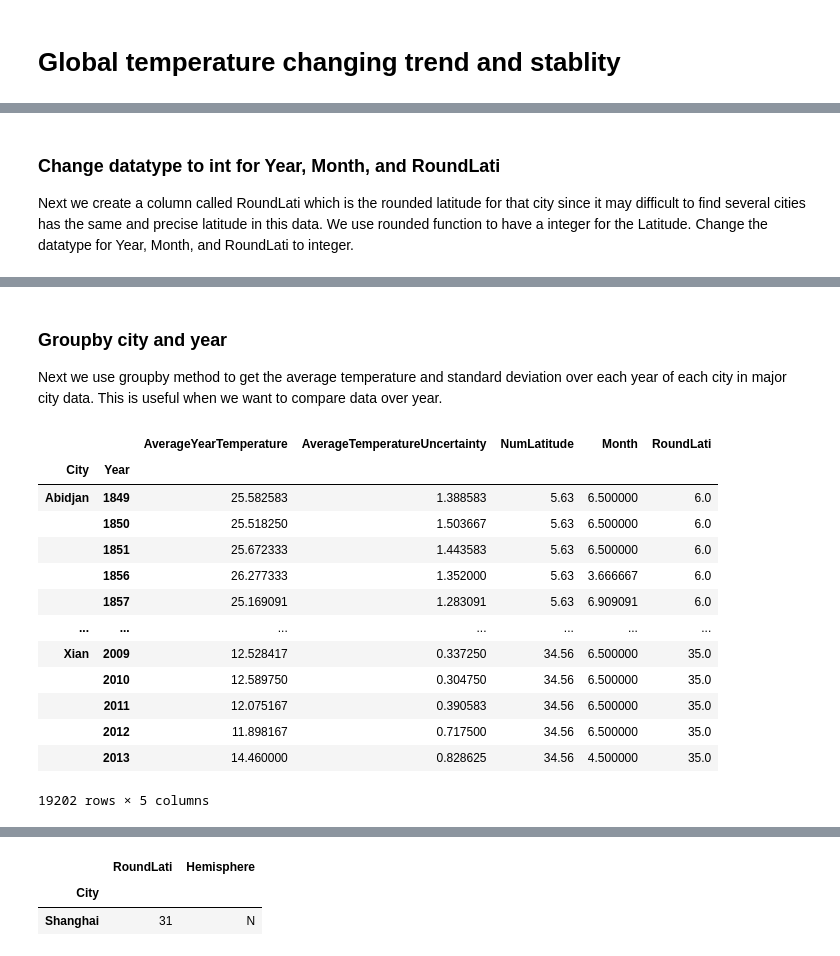
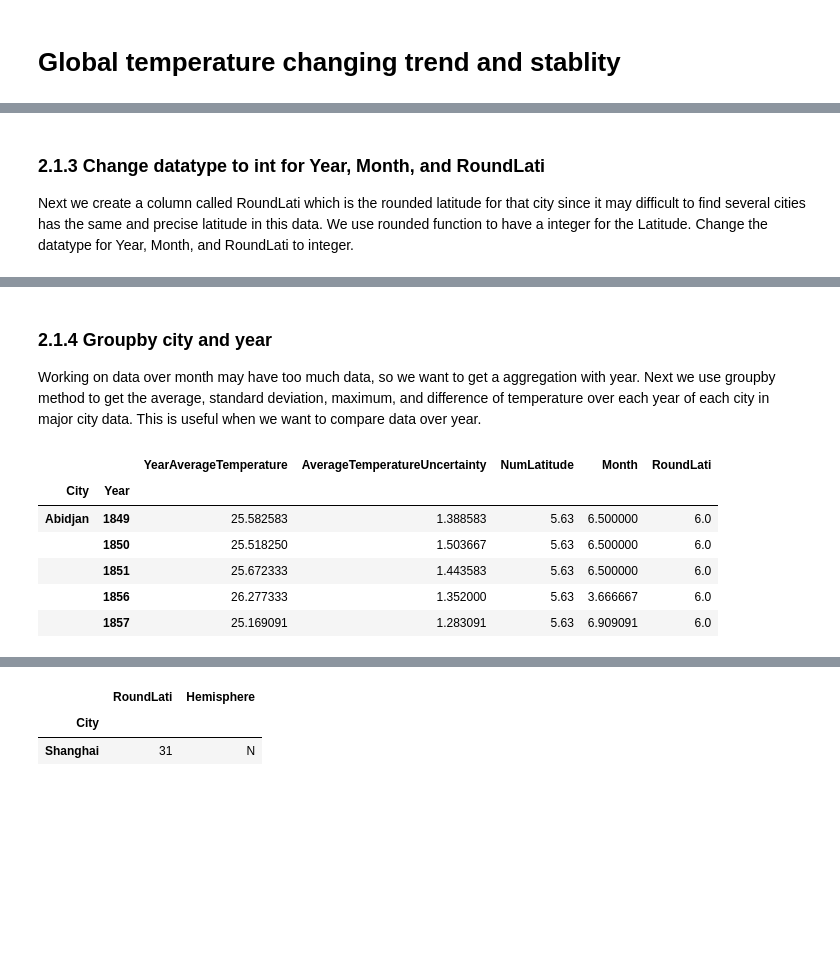
Before and after one commit to XinyangNick/ECO225-Project-1, a Jupyter notebook: Project One Xinyang.ipynb, the cells around one changed output, grey strips where cells are left out. Saved outputs shown, nothing was run; the diff lists cells and outputs as text; code cells hidden in the pictures; blank space fills up the shorter version.

```diff
--- a/Project One Xinyang.ipynb
+++ b/Project One Xinyang.ipynb
@@ -77,7 +63,7 @@ major_city_temp.head()
 | 3 | 1849-04-01 | 26.140 | 1.387 | Abidjan | Côte D'Ivoire | 5.63N | 3.23W | N | ... |
 | 4 | 1849-05-01 | 25.427 | 1.200 | Abidjan | Côte D'Ivoire | 5.63N | 3.23W | N | ... |
 # %% [markdown]
-### Change datatype to int for Year, Month, and RoundLati
+### 2.1.3 Change datatype to int for Year, Month, and RoundLati
 Next we create a column called RoundLati which is the rounded latitude for that city since it may difficult to find several cities has the same and precise latitude in this data. We use rounded function to have a integer for the Latitude. Change the datatype for Year, Month, and RoundLati to integer.
 # %%
 major_city_temp["RoundLati"] = round(major_city_temp["NumLatitude"])
@@ -94,25 +80,19 @@ major_city_temp.head()
 | 3 | 1849-04-01 | 26.140 | 1.387 | Abidjan | Côte D'Ivoire | 5.63N | 3.23W | N | ... |
 | 4 | 1849-05-01 | 25.427 | 1.200 | Abidjan | Côte D'Ivoire | 5.63N | 3.23W | N | ... |
 # %% [markdown]
-### Groupby city and year
-Next we use groupby method to get the average temperature and standard deviation over each year of each city in major city data. This is useful when we want to compare data over year.
+### 2.1.4 Groupby city and year
+Working on data over month may have too much data, so we want to get a aggregation with year. Next we use groupby method to get the average, standard deviation, maximum, and difference of temperature over each year of each city in major city data. This is useful when we want to compare data over year.
 # %%
 major_copy = major_city_temp.copy()
-MajorCity_year_average = major_copy.dropna(subset=["AverageTemperature"]).groupby(["City", "Year"]).mean()
-MajorCity_year_average.rename(columns={"AverageTemperature": "AverageYearTemperature"})
+MajorCity_year_average = major_copy.groupby(["City", "Year"]).mean()
+MajorCity_year_average.rename(columns={"AverageTemperature": "YearAverageTemperature"}, inplace=True)
+MajorCity_year_average.head()
 # %% [output]
-|  |  | AverageYearTemperature | AverageTemperatureUncertainty | NumLatitude | Month | RoundLati |
+|  |  | YearAverageTemperature | AverageTemperatureUncertainty | NumLatitude | Month | RoundLati |
 | City | Year |  |  |  |  |  |
 | Abidjan | 1849 | 25.582583 | 1.388583 | 5.63 | 6.500000 | 6.0 |
 |  | 1850 | 25.518250 | 1.503667 | 5.63 | 6.500000 | 6.0 |
 |  | 1851 | 25.672333 | 1.443583 | 5.63 | 6.500000 | 6.0 |
 |  | 1856 | 26.277333 | 1.352000 | 5.63 | 3.666667 | 6.0 |
 |  | 1857 | 25.169091 | 1.283091 | 5.63 | 6.909091 | 6.0 |
-| ... | ... | ... | ... | ... | ... | ... |
-| Xian | 2009 | 12.528417 | 0.337250 | 34.56 | 6.500000 | 35.0 |
-|  | 2010 | 12.589750 | 0.304750 | 34.56 | 6.500000 | 35.0 |
-|  | 2011 | 12.075167 | 0.390583 | 34.56 | 6.500000 | 35.0 |
-|  | 2012 | 11.898167 | 0.717500 | 34.56 | 6.500000 | 35.0 |
-|  | 2013 | 14.460000 | 0.828625 | 34.56 | 4.500000 | 35.0 |
-19202 rows × 5 columns
 # %%
```
Also changed, not shown: parts of 64 cells of this notebook.
